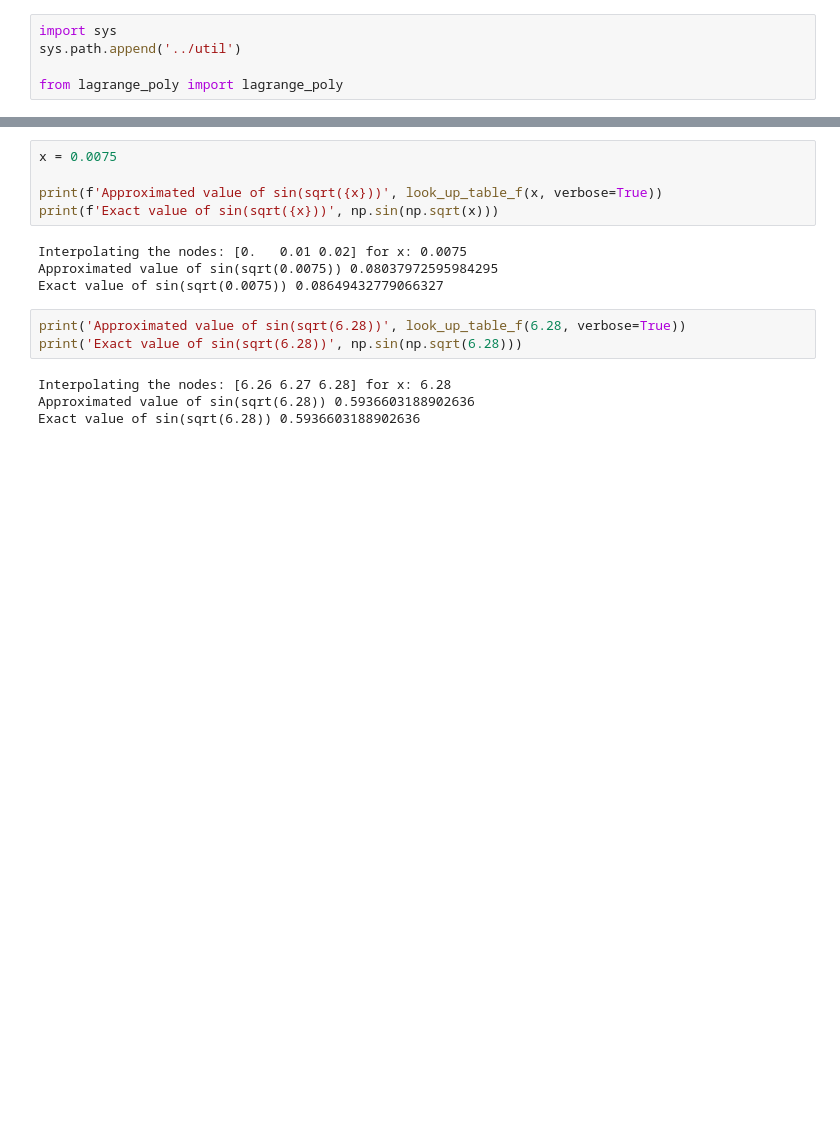
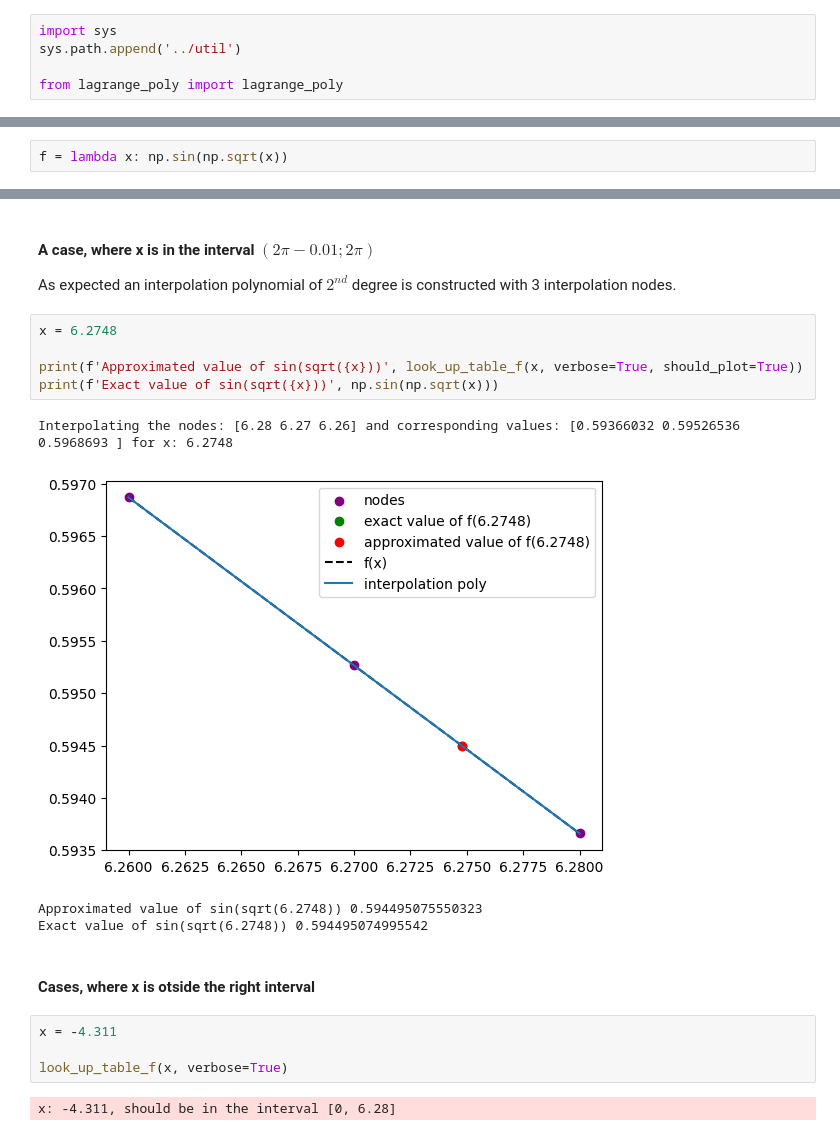
Before and after one commit to ivo3123/NumericalMethods, a Jupyter notebook: week04/task2.ipynb, the cells around one changed output, grey strips where cells are left out. Cells and saved outputs as stored; diff of their text form; blank space fills up the shorter version.

```diff
--- a/week04/task2.ipynb
+++ b/week04/task2.ipynb
@@ -92,0 +25,2 @@ def look_up_table_f(x, function=lambda x: np.sin(np.sqrt(x)), interval_begin=0,
+# %%
+f = lambda x: np.sin(np.sqrt(x))
@@ -100,16 +155,22 @@ Exact value of sin(sqrt(1.602311)) 0.9538553335617003
+# %% [markdown]
+#### A case, where x is in the interval $(2\pi - 0.01; 2 \pi)$
+
+As expected an interpolation polynomial of $2^{nd}$ degree is constructed with 3 interpolation nodes.
 # %%
-x = 0.0075
+x = 6.2748
 
-print(f'Approximated value of sin(sqrt({x}))', look_up_table_f(x, verbose=True))
+print(f'Approximated value of sin(sqrt({x}))', look_up_table_f(x, verbose=True, should_plot=True))
 print(f'Exact value of sin(sqrt({x}))', np.sin(np.sqrt(x)))
 # %% [output]
-Interpolating the nodes: [0.   0.01 0.02] for x: 0.0075
-Approximated value of sin(sqrt(0.0075)) 0.08037972595984295
-Exact value of sin(sqrt(0.0075)) 0.08649432779066327
+Interpolating the nodes: [6.28 6.27 6.26] and corresponding values: [0.59366032 0.59526536 0.5968693 ] for x: 6.2748
+[figure, added]
+Approximated value of sin(sqrt(6.2748)) 0.594495075550323
+Exact value of sin(sqrt(6.2748)) 0.594495074995542
-# %%
-print('Approximated value of sin(sqrt(6.28))', look_up_table_f(6.28, verbose=True))
-print('Exact value of sin(sqrt(6.28))', np.sin(np.sqrt(6.28)))
-# %% [output]
-Interpolating the nodes: [6.26 6.27 6.28] for x: 6.28
-Approximated value of sin(sqrt(6.28)) 0.5936603188902636
-Exact value of sin(sqrt(6.28)) 0.5936603188902636
+# %% [markdown]
+#### Cases, where x is otside the right interval
+# %%
+x = -4.311
+
+look_up_table_f(x, verbose=True)
+# %% [output]
+x: -4.311, should be in the interval [0, 6.28]
```
Also changed, not shown: parts of 13 cells of this notebook.
